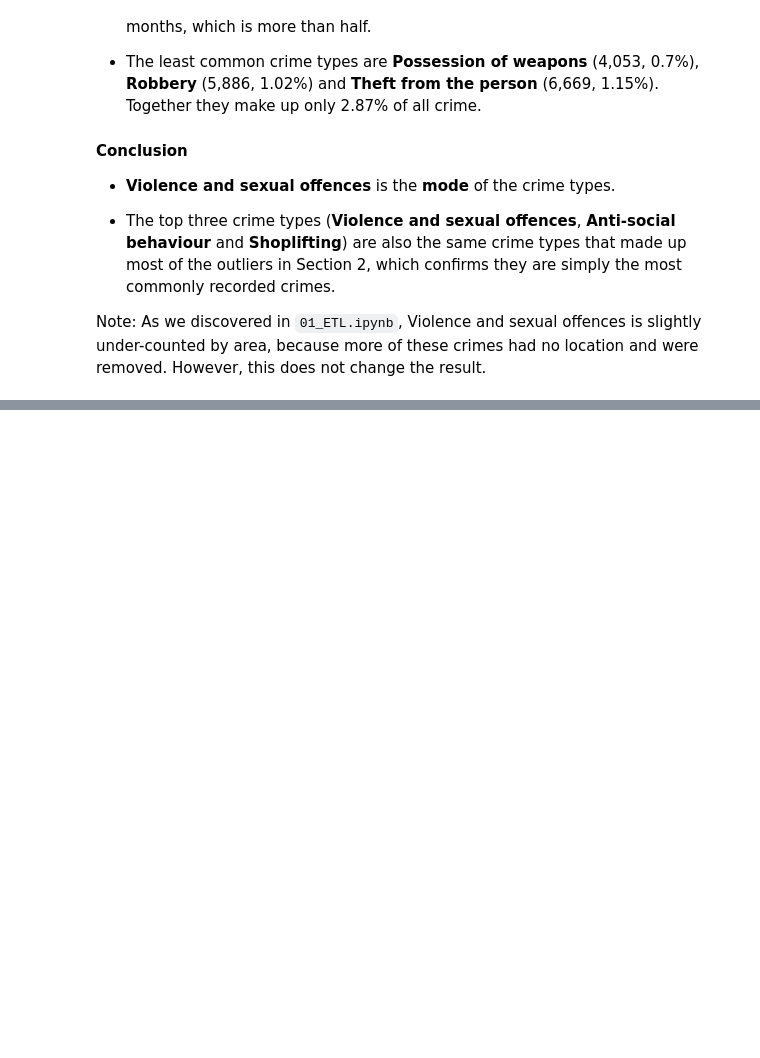
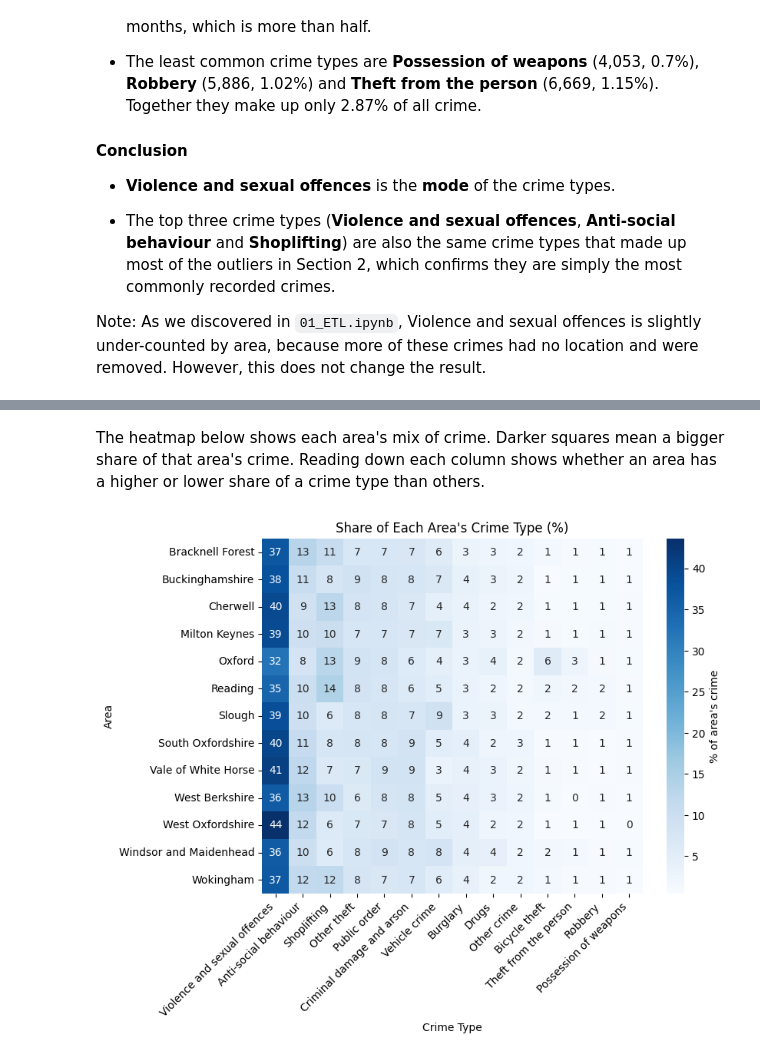
Before and after one commit to danb160/thames-valley-crime-insights, a Jupyter notebook: jupyter_notebooks/02_EDA.ipynb, the cells around one changed output, grey strips where cells are left out. Cells and saved outputs as stored; diff of their text form; code cells hidden in the pictures; blank space fills up the shorter version.

```diff
--- a/jupyter_notebooks/02_EDA.ipynb
+++ b/jupyter_notebooks/02_EDA.ipynb
@@ -544,0 +615,4 @@ Note: As we discovered in `01_ETL.ipynb`, Violence and sexual offences is slight
+# %%
+# Reshape one row per area, one column per crime type
+area_mix = summary.pivot_table(index="Area", columns="Crime type", values="Count", aggfunc="sum")
+area_mix.head()
@@ -544,0 +629,8 @@ Note: As we discovered in `01_ETL.ipynb`, Violence and sexual offences is slight
+# %%
+# Turn each row into percentages of that area's total
+area_mix = area_mix.div(area_mix.sum(axis=1), axis=0) * 100
+
+# Order the columns
+area_mix = area_mix[crime_types["Crime type"]]
+
+area_mix.round(2)
@@ -544,0 +653,13 @@ Note: As we discovered in `01_ETL.ipynb`, Violence and sexual offences is slight
+# %% [markdown]
+ The heatmap below shows each area's mix of crime. Darker squares mean a bigger share of that area's crime. Reading down each column shows whether an area has a higher or lower share of a crime type than others.
+# %%
+# Draw a Heatmap
+plt.figure(figsize=(8, 6))
+sns.heatmap(area_mix, annot=True, fmt=".0f", cmap="Blues", cbar_kws={"label": "% of area's crime"})
+plt.title("Share of Each Area's Crime Type (%)")
+plt.xlabel("Crime Type")
+plt.ylabel("Area")
+plt.xticks(rotation=45, ha="right")
+plt.show()
+# %% [output]
+[figure, added]
```
Also changed, not shown: parts of 10 cells of this notebook.
